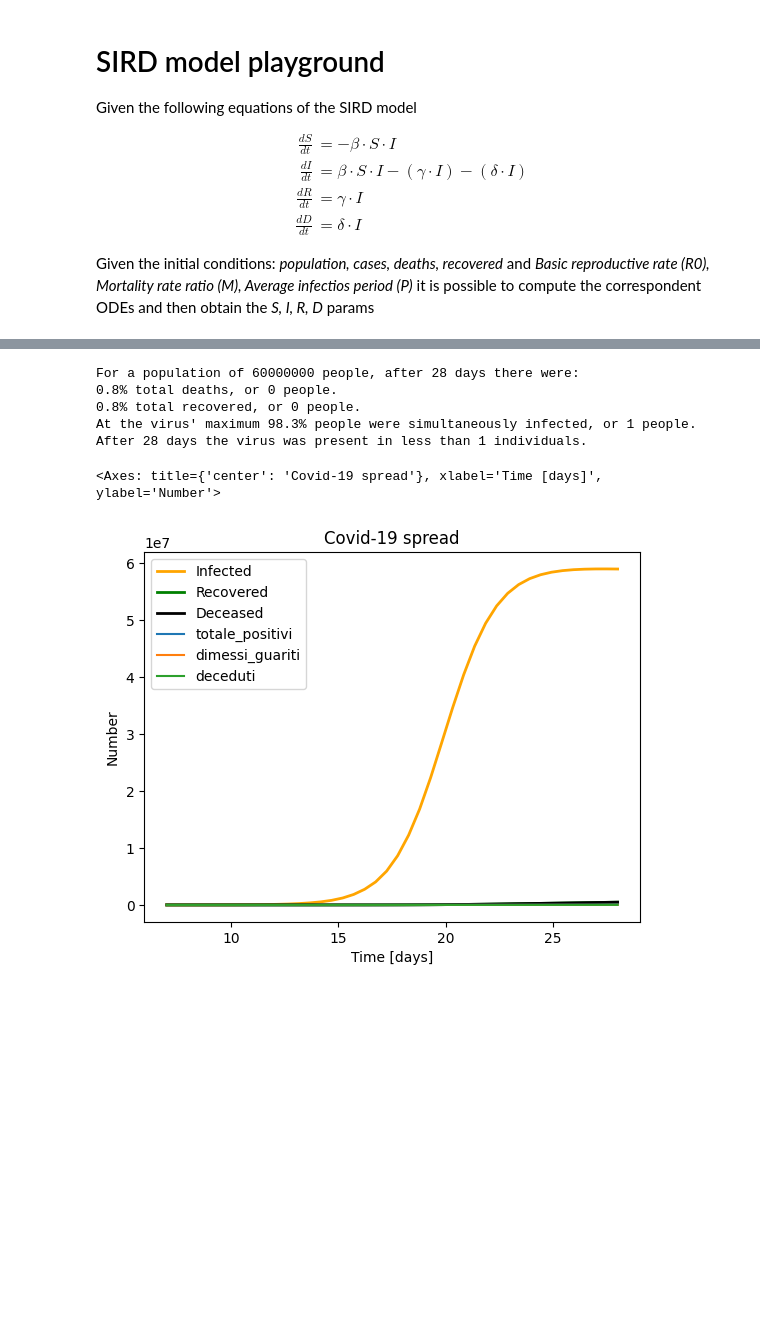
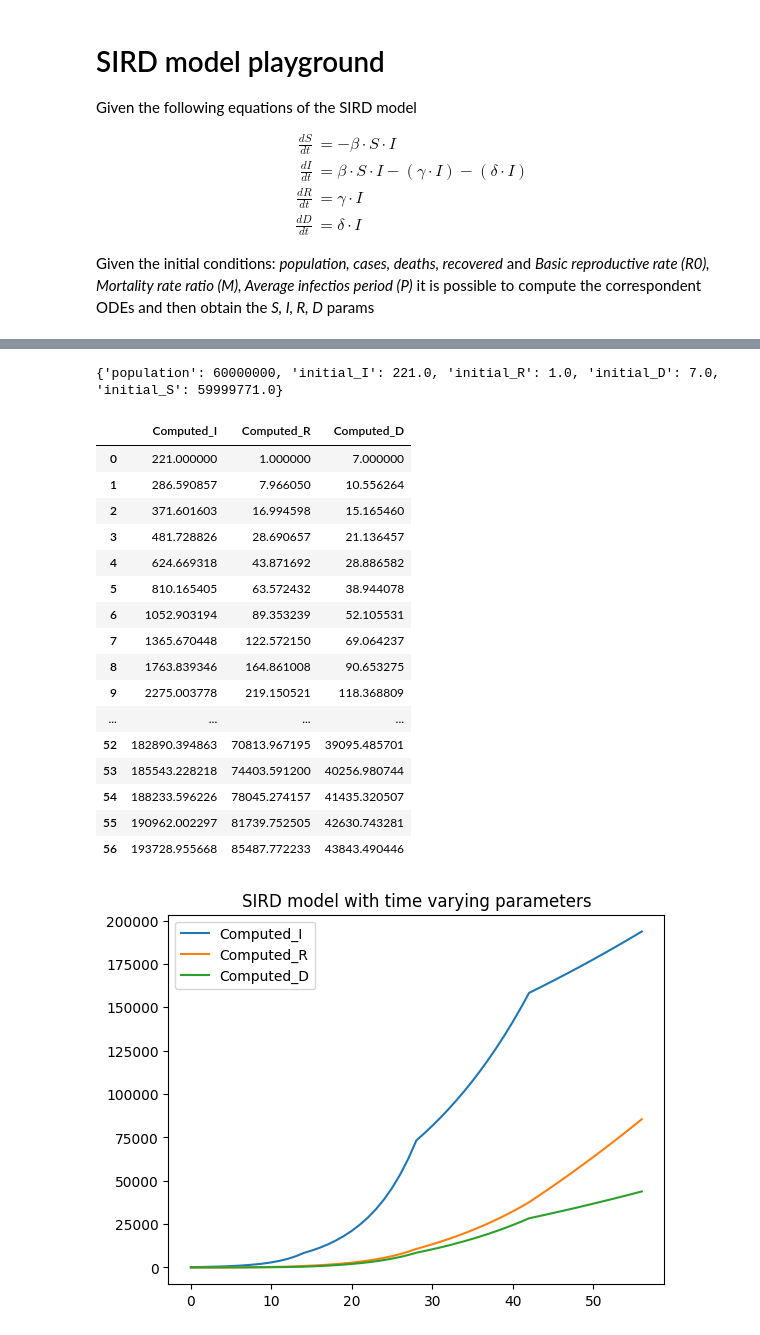
Before and after one commit to Thomas2710/Epidemic-modelling, a Jupyter notebook: epidemic_modelling/sird_playground.ipynb, the cells around one changed output, grey strips where cells are left out. Drawn from its saved outputs; the diff is of its cells as text; code cells hidden in the pictures; blank space fills up the shorter version.

```diff
--- a/epidemic_modelling/sird_playground.ipynb
+++ b/epidemic_modelling/sird_playground.ipynb
@@ -78,4 +48,0 @@ After 28 days the virus was present in less than 1 individuals.
-# %%
-# Parameters after a simulation
-params = model.get_sird_values()
-print(params)
@@ -83,0 +49,3 @@ print(params)
+# %%
+pso_params = get_params_from_file()
+print(pso_params)
@@ -111,18 +88,50 @@ partial_df.plot()
-# %%
-s, i, r, d = model.get_sird_series().values()
-# from this list plot the series converted to pandas
-computed_df = pd.DataFrame({
-    'I': i,
-    'R': r,
-    'D': d
-})
-
-partial_df.plot(ax=model.plot(susceptible=False, lag=LAG))
-# %% [output]
-For a population of 60000000 people, after 28 days there were:
-0.8% total deaths, or 0 people.
-0.8% total recovered, or 0 people.
-At the virus' maximum 98.3% people were simultaneously infected, or 1 people.
-After 28 days the virus was present in less than 1 individuals.
-<Axes: title={'center': 'Covid-19 spread'}, xlabel='Time [days]', ylabel='Number'>
-[figure, removed]
+# %%
+# Computing SIRD values using SIRD model + PSO obtained params
+
+# Initial state of the system
+initial_conditions, _ = parent_class.get_sird_from_data(start_week=LAG, end_week=LAG+DAYS, population=parent_class.population)
+model_df = pd.DataFrame({'Computed_I': [], 'Computed_R': [], 'Computed_D': []})
+model_df = pd.concat([model_df, pd.DataFrame({'Computed_I': initial_conditions['initial_I'], 'Computed_R': initial_conditions['initial_R'], 'Computed_D': initial_conditions['initial_D']}, index=[0])])
+
+print(initial_conditions)
+if Experiment_type == ExperimentType.BASELINE:
+    params = pso_params[0]
+    model_base = SIRD(beta=params['beta'], gamma=params['gamma'], delta=params['delta'])
+    model_base.solve(initial_conditions, time_frame=DAYS)
+    s,i,r,d, _ = model_base.get_sird_values().values()
+    # TODO: add S to the plot
+    model_df = pd.DataFrame({'Computed_I': i, 'Computed_R': r, 'Computed_D': d})
+    model_df.reset_index(drop=True, inplace=True)
+    display(model_df)
+    model_df.plot(title='SIRD model with baseline parameters')
+elif Experiment_type == ExperimentType.TIME_VARYING:
+    # Iterate on each segment
+    for segment_idx, params in enumerate(pso_params):
+        model_tvar = SIRD(beta=params['beta'], gamma=params['gamma'], delta=params['delta'])
+        model_tvar.solve(initial_conditions, time_frame=DAYS)
+        s,i,r,d, _ = model_tvar.get_sird_values().values()
+        initial_conditions = {'population': parent_class.population, 'initial_I': i[-1], 'initial_R': r[-1], 'initial_D': d[-1], 'initial_S': s[-1]}
+        model_df = pd.concat([model_df, pd.DataFrame({'Computed_I': i[1:], 'Computed_R': r[1:], 'Computed_D': d[1:]})])
+    model_df.reset_index(drop=True, inplace=True)
+    display(model_df)
+    model_df.plot(title="SIRD model with time varying parameters")
+# %% [output]
+{'population': 60000000, 'initial_I': 221.0, 'initial_R': 1.0, 'initial_D': 7.0, 'initial_S': 59999771.0}
+|  | Computed_I | Computed_R | Computed_D |
+| 0 | 221.000000 | 1.000000 | 7.000000 |
+| 1 | 286.590857 | 7.966050 | 10.556264 |
+| 2 | 371.601603 | 16.994598 | 15.165460 |
+| 3 | 481.728826 | 28.690657 | 21.136457 |
+| 4 | 624.669318 | 43.871692 | 28.886582 |
+| 5 | 810.165405 | 63.572432 | 38.944078 |
+| 6 | 1052.903194 | 89.353239 | 52.105531 |
+| 7 | 1365.670448 | 122.572150 | 69.064237 |
+| 8 | 1763.839346 | 164.861008 | 90.653275 |
+| 9 | 2275.003778 | 219.150521 | 118.368809 |
+| ... | ... | ... | ... |
+| 52 | 182890.394863 | 70813.967195 | 39095.485701 |
+| 53 | 185543.228218 | 74403.591200 | 40256.980744 |
+| 54 | 188233.596226 | 78045.274157 | 41435.320507 |
+| 55 | 190962.002297 | 81739.752505 | 42630.743281 |
+| 56 | 193728.955668 | 85487.772233 | 43843.490446 |
+[figure, added]
```
Also changed, not shown: parts of 9 cells of this notebook, 3 other files.
